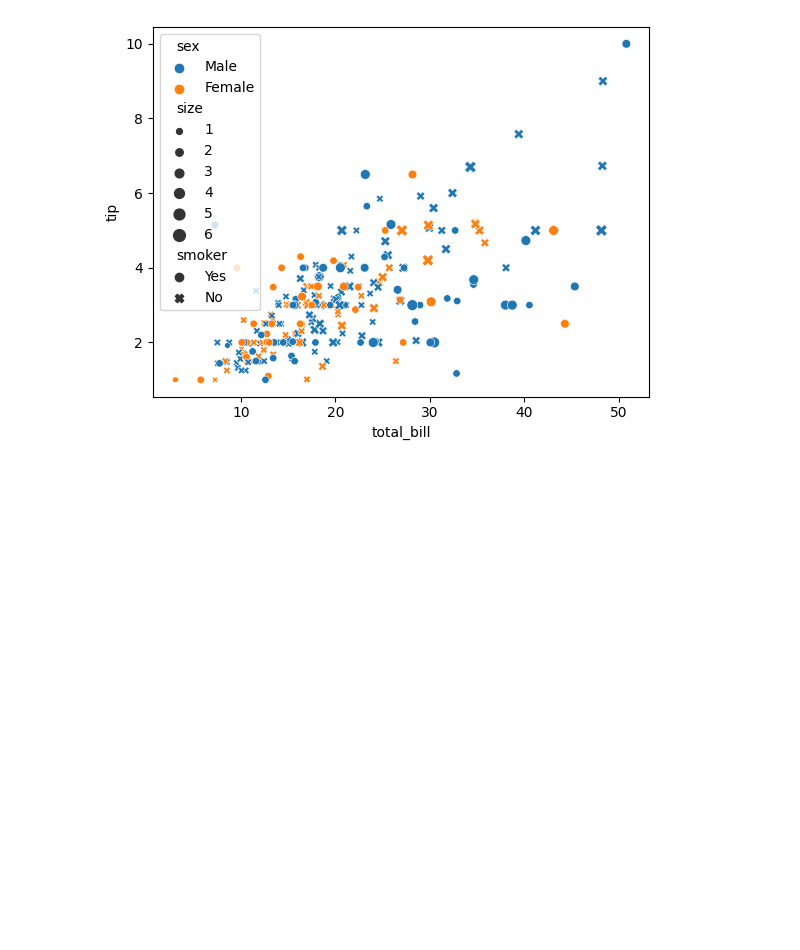
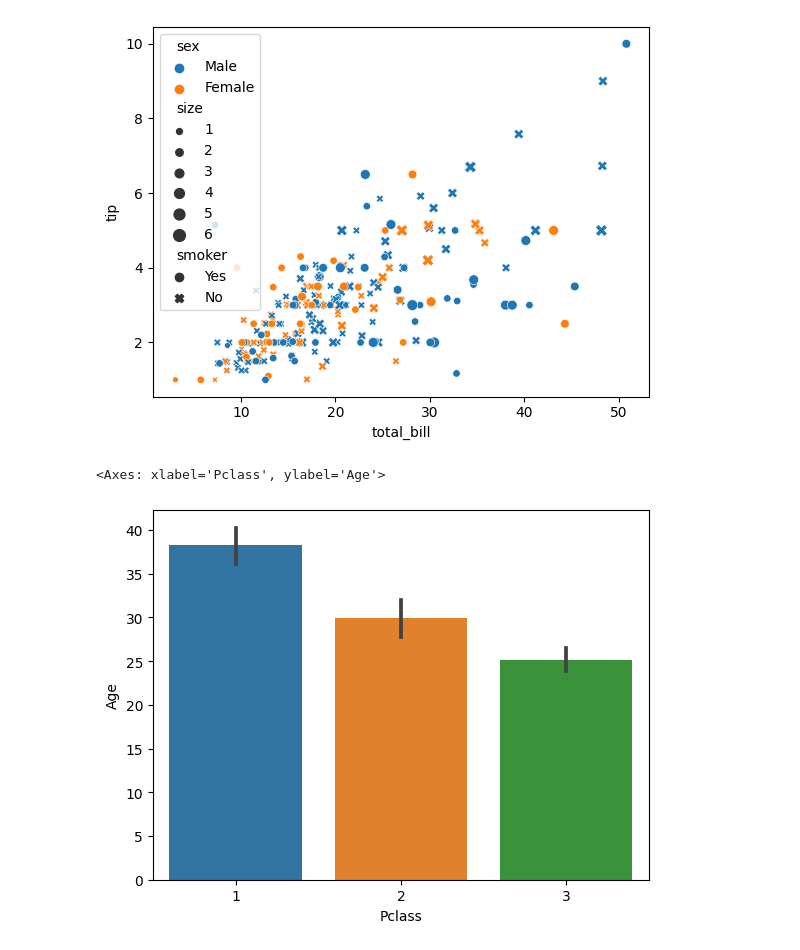
Before and after one commit to Sanj-bot/100DaysOfMachineLearning, a Jupyter notebook: t21/BivariateAnalysis.ipynb, the cells around one changed output. Cells and saved outputs as stored; diff of their text form; code cells hidden in the pictures; blank space fills up the shorter version.

```diff
--- a/t21/BivariateAnalysis.ipynb
+++ b/t21/BivariateAnalysis.ipynb
@@ -84,0 +87,5 @@ sns.scatterplot(x=tips['total_bill'],y=tips['tip'],hue=df['sex'],style=df['smoke
+# %%
+sns.barplot(x=titanic['Pclass'],y=titanic['Age'])
+# %% [output]
+<Axes: xlabel='Pclass', ylabel='Age'>
+[figure, added]
```
Also changed, not shown: parts of 2 cells of this notebook.
